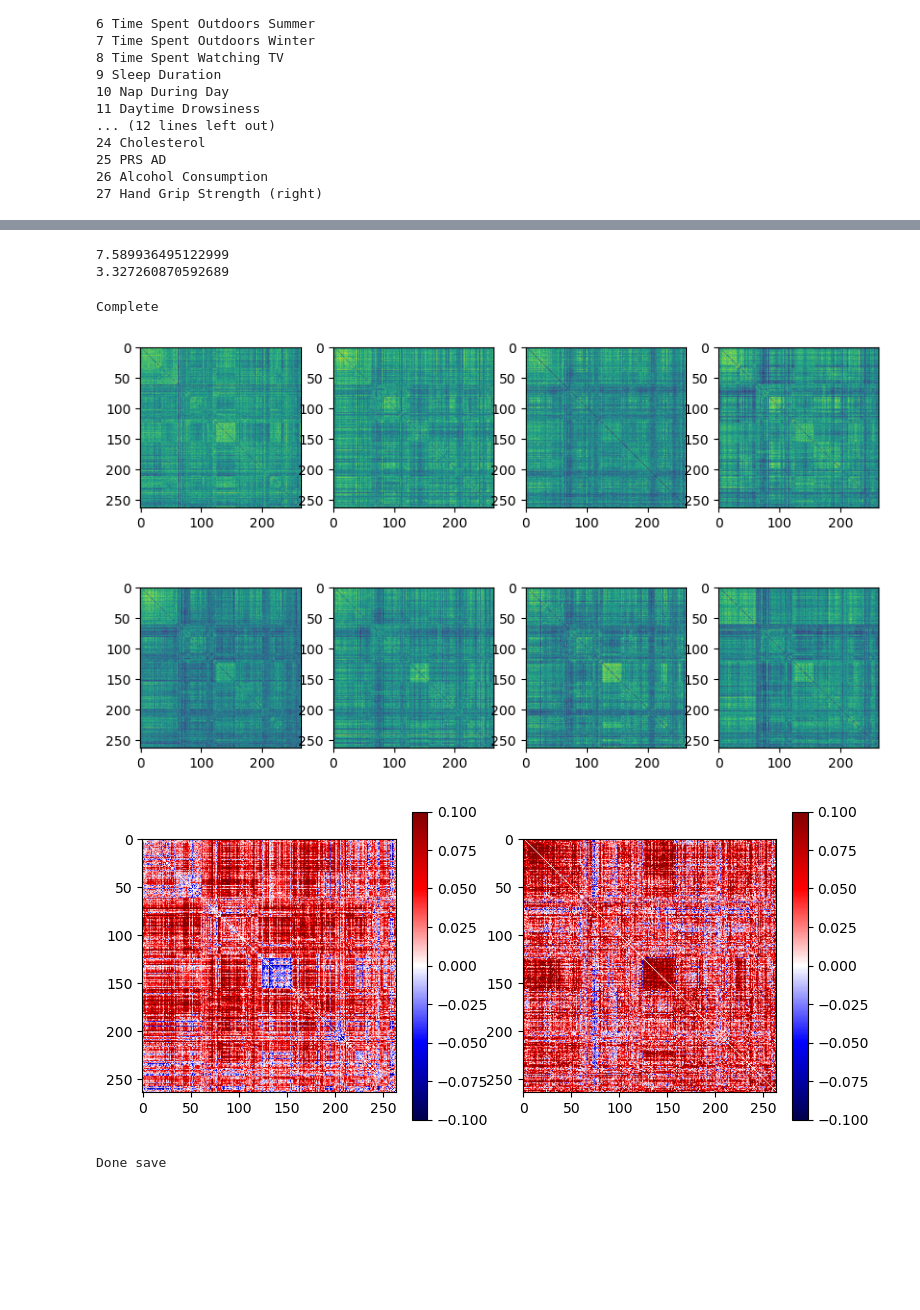
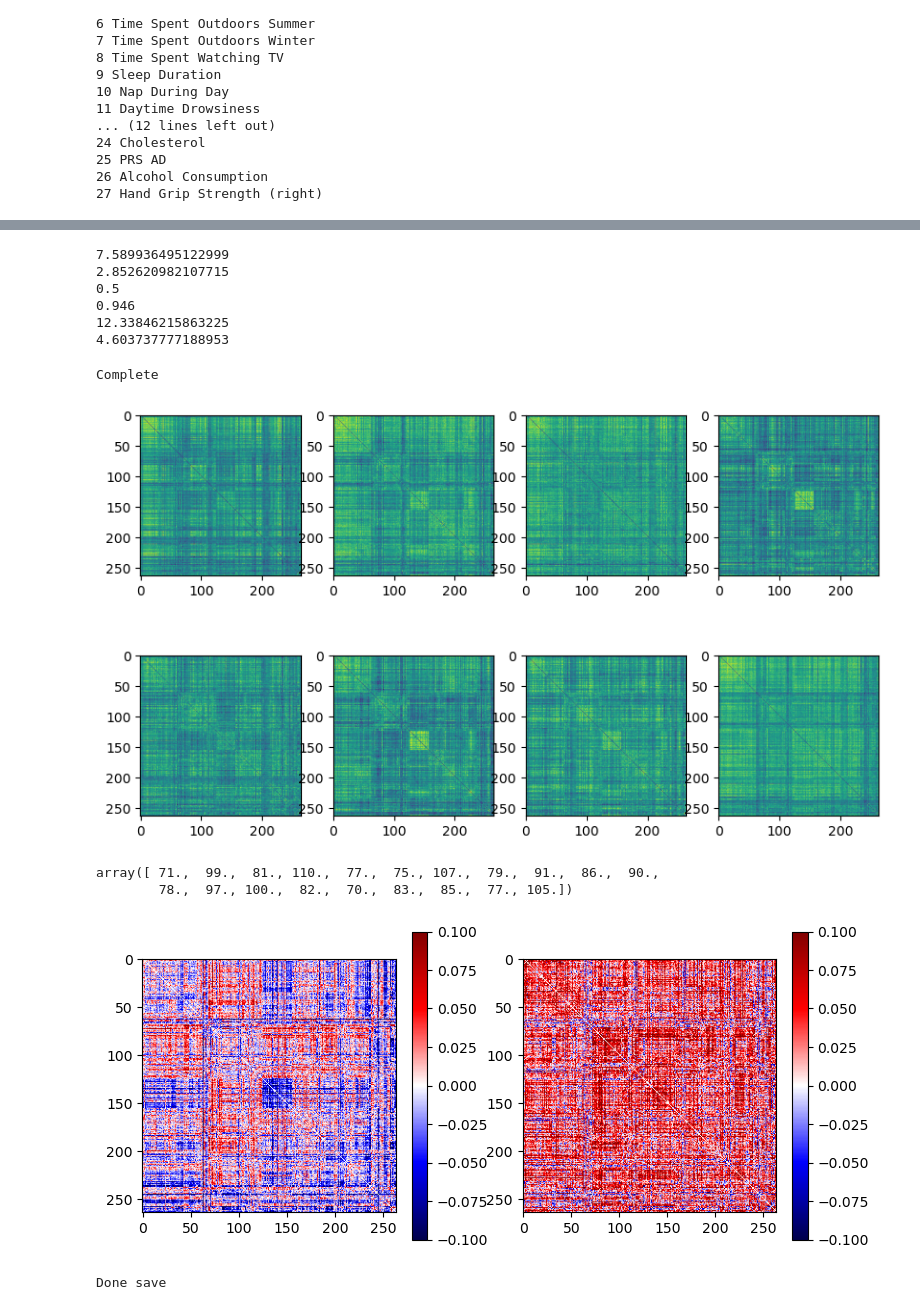
Before and after one commit to aorliche/PNC, a Jupyter notebook: UKB-AD/UKBAD1GetSubs.ipynb, the cells around one changed output, grey strips where cells are left out. Cells and saved outputs as stored; diff of their text form; code cells hidden in the pictures; blank space fills up the shorter version.

```diff
--- a/UKB-AD/UKBAD1GetSubs.ipynb
+++ b/UKB-AD/UKBAD1GetSubs.ipynb
@@ -114,7 +122,7 @@ for sub in inter_subs_fc:
     fcs.append(p)
     if count % 1000 == 0:
         print(f'Done {count}')
-    if count == 500:
+    if count == 700:
         break
 
 fcs = np.stack(fcs)
@@ -153,7 +171,7 @@ for i in range(len(types)):
 # Since the model is unstable with more than about 5
 # Keep age, sex, waist, and height in all demos and just vary the last one
 
-nums = [0]
+nums = [0,1,2]
 special_demo = fields[nums[-1]]
 
 reduced_demos = [demos[i] for i in nums]
@@ -167,6 +185,6 @@ f_21003_2_0
 # %%
 vae = DemoVAE(pperiod=50, use_cuda=True, nepochs=10000, latent_dim=100, weight_decay=0, lr=5e-5, loss_rec_mult=1e3,
-              loss_pred_mult=1, loss_C_mult=1e4)
+              loss_pred_mult=0.01, loss_C_mult=1e4)
 vae.fit(fcs, reduced_demos, reduced_types)
 # %% [output]
 Fitting auxilliary guidance model for demographic 0 continuous... done
@@ -202,21 +220,41 @@ DemoVAE(LR_C=100, alpha=100, bsize=1000, latent_dim=100, loss_C_mult=10000.0,
 
 synth = vae.transform(len(fcs), reduced_demos, reduced_types)
 # %%
-from sklearn.linear_model import Ridge
+from sklearn.linear_model import Ridge, LogisticRegression
 
 def rmse(a, b):
     return np.mean((a-b)**2)**0.5
 
 y = reduced_demos[0]
 
-reg = Ridge(alpha=100).fit(fcs, y)
-yhat = reg.predict(synth)
+reg = Ridge(alpha=100).fit(synth, y)
+yhat = reg.predict(fcs)
 
 print(rmse(np.mean(y), y))
 print(rmse(yhat, y))
+
+y = reduced_demos[1]
+
+reg = LogisticRegression(C=100).fit(synth, y)
+yhat = reg.predict(fcs)
+
+print(np.mean(y))
+print(np.mean(yhat == y))
+
+y = reduced_demos[2]
+
+reg = Ridge(alpha=100).fit(synth, y)
+yhat = reg.predict(fcs)
+
+print(rmse(np.mean(y), y))
+print(rmse(yhat, y))
 # %% [output]
 7.589936495122999
-3.327260870592689
+2.852620982107715
+0.5
+0.946
+12.33846215863225
+4.603737777188953
 # %%
 ours2orig = [12, 13, 14, 15, 16, 17, 18, 19, 20, 21, 22, 23, 24, 25, 26, 27,
 28, 29, 30, 31, 32, 33, 34, 35, 36, 37, 38, 39, 40, 254, 41, 42, 43, 44, 45,
@@ -261,7 +299,12 @@ for i in range(2):
 
 fig.show()
 # %% [output]
-[figure, old version]
+[figure, new version]
+# %%
+reduced_demos[2][:20]
+# %% [output]
+array([ 71.,  99.,  81., 110.,  77.,  75., 107.,  79.,  91.,  86.,  90.,
+        78.,  97., 100.,  82.,  70.,  83.,  85.,  77., 105.])
 # %%
 real_grp1 = []
 real_grp2 = []
@@ -269,11 +312,11 @@ synth_grp1 = []
 synth_grp2 = []
 
 for i in range(len(fcs)):
-    a = reduced_demos[0][i]
-    if a < 55:
+    a = reduced_demos[2][i]
+    if a < 80:
         real_grp1.append(fcs[i])
         synth_grp1.append(synth[i])
-    elif a > 65:
+    elif a > 100:
         real_grp2.append(fcs[i])
         synth_grp2.append(synth[i])
 
@@ -290,34 +333,34 @@ labels = ['SMTH','SMTM','CNG','AUD','DMN','MEM','VIS','FRNT','SAL','SUB','VTRL',
 
 def getlabel(i):
     for j in range(len(divis)):
         if i >= divis[j] and i < divis[j+1]:
             return labels[j]
 
 def vec2mat(v):
     a,b = np.triu_indices(264,1)
     m = np.zeros((264,264))
     m[a,b] = v
     return m+m.T
 
 real_diff = np.mean(real_grp2, axis=0)-np.mean(real_grp1, axis=0)
 real_diff = vec2mat(real_diff)
 
 synth_diff = np.mean(synth_grp2, axis=0)-np.mean(synth_grp1, axis=0)
 synth_diff = vec2mat(synth_diff)
 
 norm = TwoSlopeNorm(vmax=0.1, vmin=-0.1, vcenter=0)
 
 fig, ax = plt.subplots(1,2,figsize=(9,4))
 
 pos = ax[0].imshow(real_diff, cmap='seismic', norm=norm)
 fig.colorbar(pos, ax=ax[0])
 
 pos = ax[1].imshow(synth_diff, cmap='seismic', norm=norm)
 fig.colorbar(pos, ax=ax[1])
 
 fig.show()
 # %% [output]
-[figure, old version]
+[figure, new version]
 # %%
 vae.save(f'/home/anton/Documents/Yale/UKB/VAE_Models/700_subs/{special_demo}.pkl')
 
```
Also changed, not shown: parts of 4 cells of this notebook, 7 other files.
